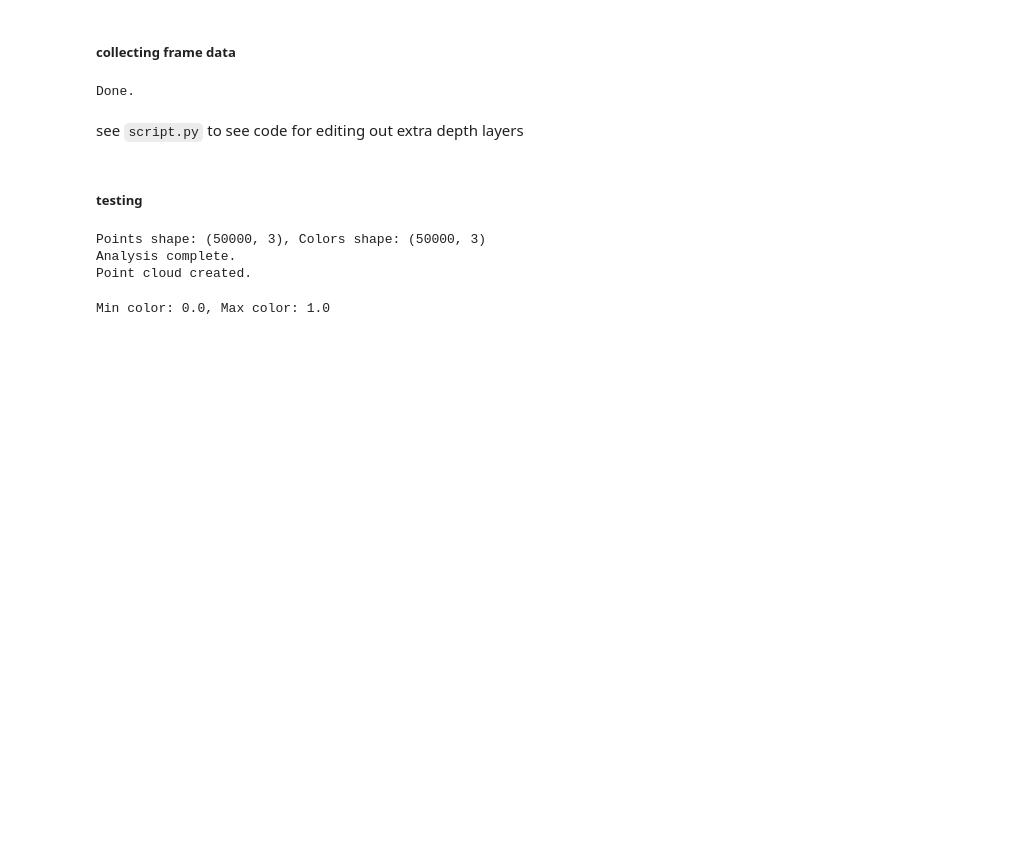
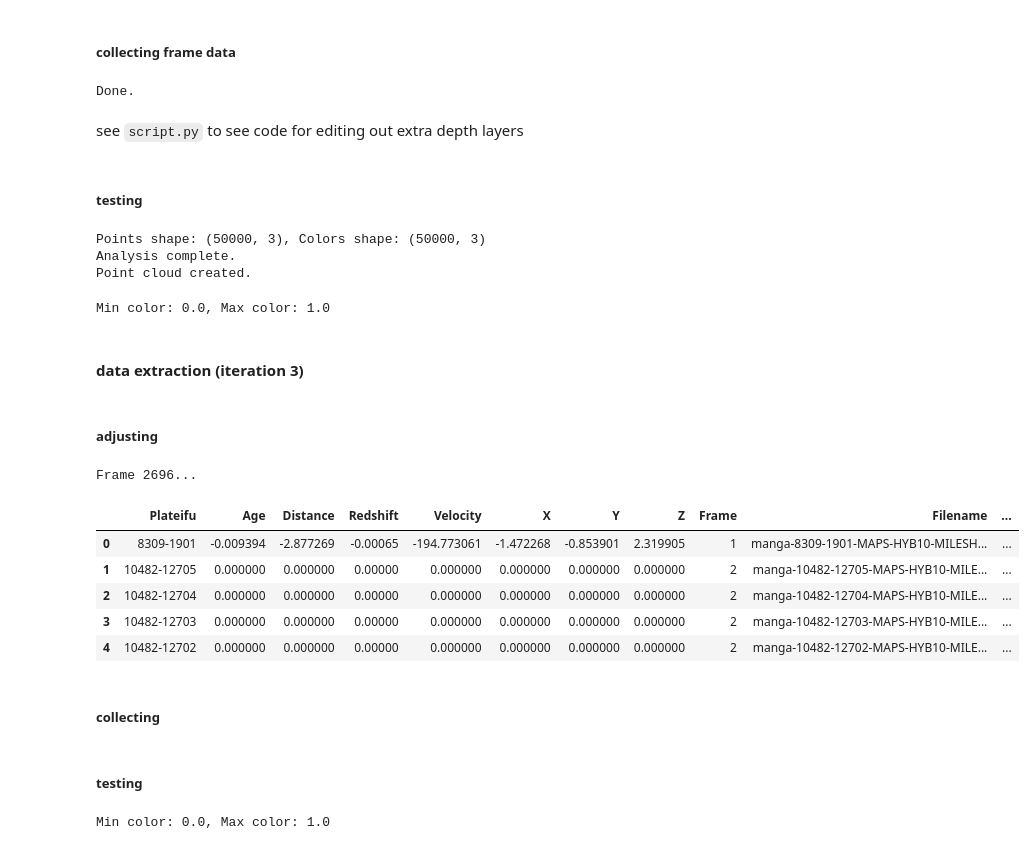
Before and after one commit to emmabacarra/DXARTS481, a Jupyter notebook: Final Project/data_main.ipynb, the cells around one changed output. Drawn from its saved outputs; the diff is of its cells as text; code cells hidden in the pictures; blank space fills up the shorter version.

```diff
--- a/Final Project/data_main.ipynb
+++ b/Final Project/data_main.ipynb
@@ -57,15 +57,8 @@ def rd_to_xyz(ra, dec, stellar_velocity, d_L):
     return X, Y, Z
 
 # downsampling
-def pooling(image_data, target_size=(9, 9), method=np.max):
-    if image_data.shape[0] <= target_size[0] or image_data.shape[1] <= target_size[1]:
-        return resize(image_data, target_size, preserve_range=True)
-    else:
-        return block_reduce(image_data,
-                           block_size=(image_data.shape[0] // target_size[0],
-                                      image_data.shape[1] // target_size[1]),
-                           func=method)
-
+def pooling(image_data, target_size=(9, 9), method='wrap'):
+    return resize(image_data, target_size, preserve_range=True, mode=method)
 
 # natural jitter/breathing effect
 def jitter_positions(points, intensity=0.1):
@@ -157,8 +150,8 @@ def get_data(file_path, colormap=cm.managua_r, depth_scale_factor = 30, spread_f
         stage_flux = np.sum(flux_data[:, selection], axis=1) # sum across channels. flux_data shape: (n points, 35)
         stage_flux = (np.log1p(stage_flux)).reshape(shape[1], shape[2]) # apparently not all of the images are 74x74...
         if downsample is not None:
-            downsampled_flux = pooling(stage_flux, target_size=(downsize, downsize), method=np.max) # downsampling because of memory issues
-            downsampled_g = pooling(g_flux_data, target_size=(downsize, downsize), method=np.max)
+            downsampled_flux = pooling(stage_flux, target_size=(downsize, downsize)) # downsampling because of memory issues
+            downsampled_g = pooling(g_flux_data, target_size=(downsize, downsize))
             stage_flux = downsampled_flux.flatten() + downsampled_g.flatten()
         else:
             stage_flux = stage_flux.flatten() + g_flux_data.flatten()
@@ -172,9 +165,9 @@ def get_data(file_path, colormap=cm.managua_r, depth_scale_factor = 30, spread_f
         z_offset = spread.value * (j - depth_layers // 2)
         new_z = z + z_offset # adding more layers of depth
         if downsample is not None:
-            downsample_x = pooling(x, target_size=(downsize, downsize), method=np.mean)
-            downsample_y = pooling(y, target_size=(downsize, downsize), method=np.mean)
-            downsample_z = pooling(new_z, target_size=(downsize, downsize), method=np.mean)
+            downsample_x = pooling(x, target_size=(downsize, downsize))
+            downsample_y = pooling(y, target_size=(downsize, downsize))
+            downsample_z = pooling(new_z, target_size=(downsize, downsize))
             point_samples = np.column_stack([downsample_x.flatten(), downsample_y.flatten(), downsample_z.flatten()])
         else:
             point_samples = np.column_stack([x.flatten(), y.flatten(), new_z.flatten()])
@@ -1404,3 +1397,35 @@ colors = np.asarray(pcd.colors)
 print(f'Min color: {np.min(colors)}, Max color: {np.max(colors)}')
 # %% [output]
 Min color: 0.0, Max color: 1.0
+# %% [markdown]
+#### data extraction (iteration 3)
+# %% [markdown]
+##### adjusting
+# %%
+data_info = pd.read_csv('sorted_info_data.csv', header=0)
+df = data_info.sort_values(by="Age").reset_index(drop=True)
+
+# downsizing pixels
+for frame in np.unique(df['Frame']):
+    print(f'Frame {frame}...                              ', end='\r')
+
+    mask = df['Frame'] == frame
+    frame_subset = df[mask]
+    sum_pixels = frame_subset['Pixels'].sum()
+
+    percents = frame_subset['Pixels'] / sum_pixels
+    df.loc[mask, "Adjusted_Pixels"] = (percents * 50000).astype(int)
+    df.loc[mask, "Adjusted_Length"] = df[mask]['Adjusted_Pixels'].apply(lambda x: int(np.sqrt(x)))
+
+df.to_csv('adjusted_info_data2.csv', index=False)
+df.head()
+# %% [output]
+Frame 2696...
+|  | Plateifu | Age | Distance | Redshift | Velocity | X | Y | Z | Frame | Filename | ... |
+| 0 | 8309-1901 | -0.009394 | -2.877269 | -0.00065 | -194.773061 | -1.472268 | -0.853901 | 2.319905 | 1 | manga-8309-1901-MAPS-HYB10-MILESH... | ... |
+| 1 | 10482-12705 | 0.000000 | 0.000000 | 0.00000 | 0.000000 | 0.000000 | 0.000000 | 0.000000 | 2 | manga-10482-12705-MAPS-HYB10-MILE... | ... |
+| 2 | 10482-12704 | 0.000000 | 0.000000 | 0.00000 | 0.000000 | 0.000000 | 0.000000 | 0.000000 | 2 | manga-10482-12704-MAPS-HYB10-MILE... | ... |
+| 3 | 10482-12703 | 0.000000 | 0.000000 | 0.00000 | 0.000000 | 0.000000 | 0.000000 | 0.000000 | 2 | manga-10482-12703-MAPS-HYB10-MILE... | ... |
+| 4 | 10482-12702 | 0.000000 | 0.000000 | 0.00000 | 0.000000 | 0.000000 | 0.000000 | 0.000000 | 2 | manga-10482-12702-MAPS-HYB10-MILE... | ... |
+# %% [markdown]
+##### collecting
@@ -1406,0 +1504,15 @@ Min color: 0.0, Max color: 1.0
+# %% [markdown]
+##### testing
+# %%
+# load & visualize point cloud .ply files
+directory = '../../MaNGA/pointclouds2'
+file = '106'
+
+pcd = o3d.io.read_point_cloud(f'{directory}/{file}.ply')
+o3d.visualization.draw_geometries([pcd], window_name="Galaxy Mapping", width=1200, height=600, left=80, top=50)
+
+# get range of pcd colors
+colors = np.asarray(pcd.colors)
+print(f'Min color: {np.min(colors)}, Max color: {np.max(colors)}')
+# %% [output]
+Min color: 0.0, Max color: 1.0
```
Also changed, not shown: parts of 3 cells of this notebook, 38 other files.
